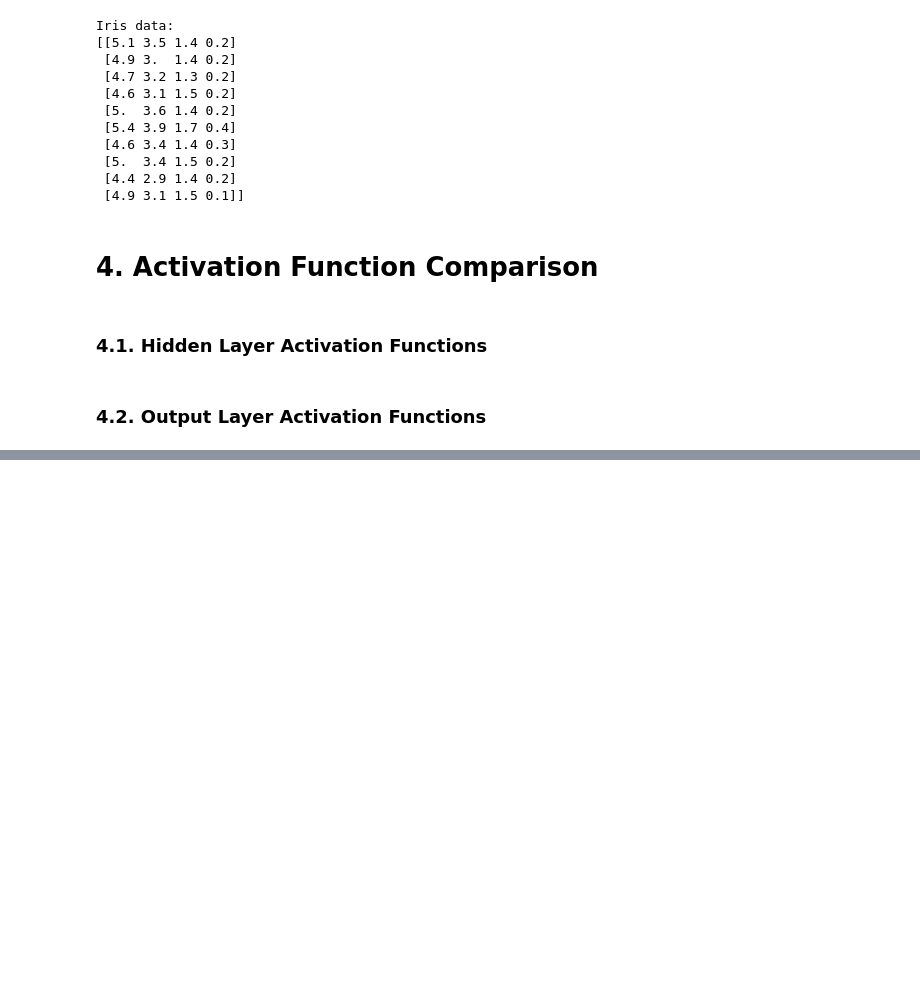
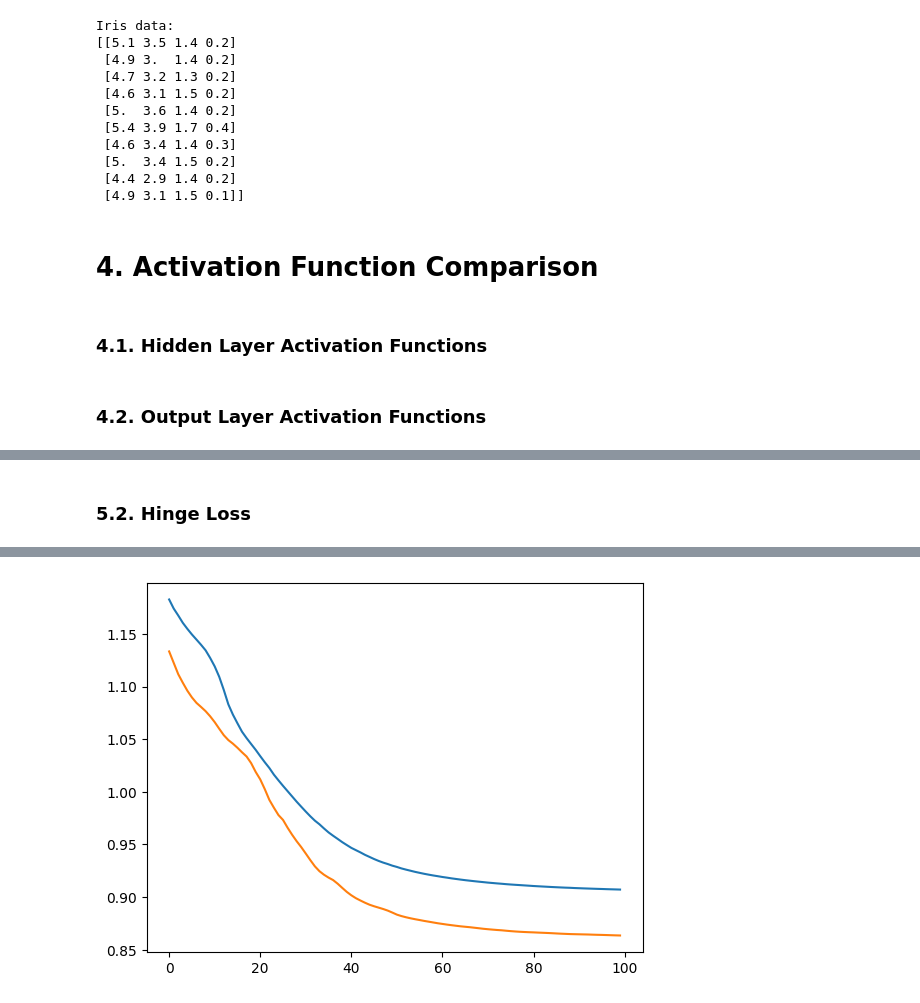
Before and after one commit to hafs96/Iris-Dataset-Classification-with-Neural-Networks, a Jupyter notebook: ZIAN_Hafsa_IRIS_Neural_Network.ipynb, the cells around one changed output, grey strips where cells are left out. Cells and saved outputs as stored; diff of their text form; code cells hidden in the pictures; blank space fills up the shorter version.

```diff
--- a/ZIAN_Hafsa_IRIS_Neural_Network.ipynb
+++ b/ZIAN_Hafsa_IRIS_Neural_Network.ipynb
@@ -236,0 +231,6 @@ print("Moyenne des scores:", scores.mean())
+# %% [markdown]
+### 5.2. Hinge Loss <span id="hinge_loss"></span>
+# %%
+model_hinge = create_model('hinge')
+train_and_plot_loss(model_hinge, X_train, Y_train, X_test, Y_test, loss_function='hinge')
+# %% [output]
@@ -236,0 +239 @@ print("Moyenne des scores:", scores.mean())
+[figure, added]
```
Also changed, not shown: parts of 34 cells of this notebook.
